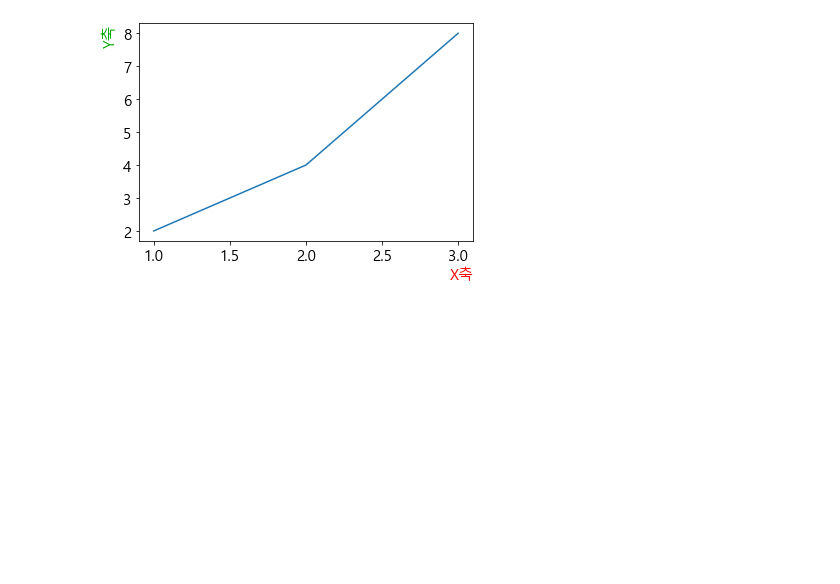
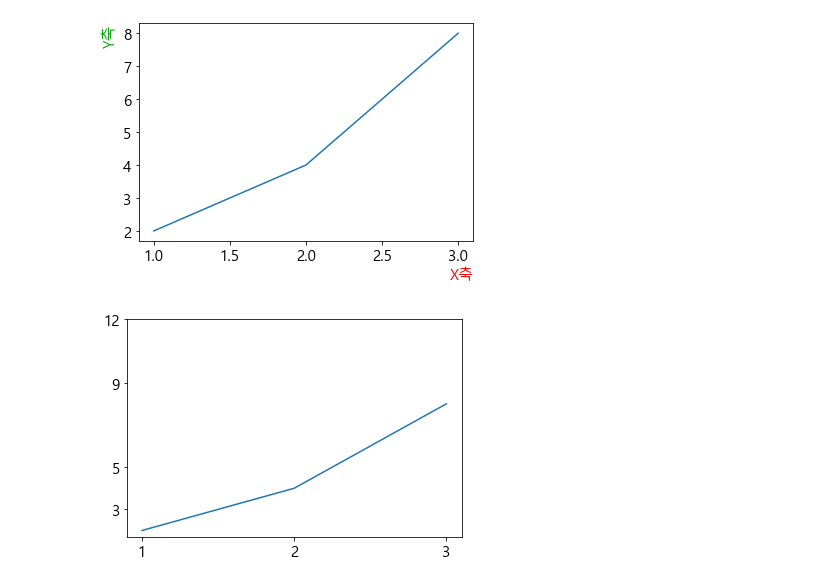
Before and after one commit to Chani0324/PythonDataWorkSpace, a Jupyter notebook: Matplotlib/02. 축.ipynb, the cells around one changed output. Cells and saved outputs as stored; diff of their text form; code cells hidden in the pictures; blank space fills up the shorter version.

```diff
--- a/Matplotlib/02. 축.ipynb
+++ b/Matplotlib/02. 축.ipynb
@@ -37,3 +37,10 @@ plt.ylabel('Y축', color='#00aa00', loc='top')
 # %% [output]
 Text(0, 1, 'Y축')
 [figure]
+# %%
+plt.plot(x, y)
+plt.xticks([1, 2, 3])
+plt.yticks([3, 5, 9, 12])
+plt.show()
+# %% [output]
+[figure, added]
```
Also changed, not shown: 10 other files.
